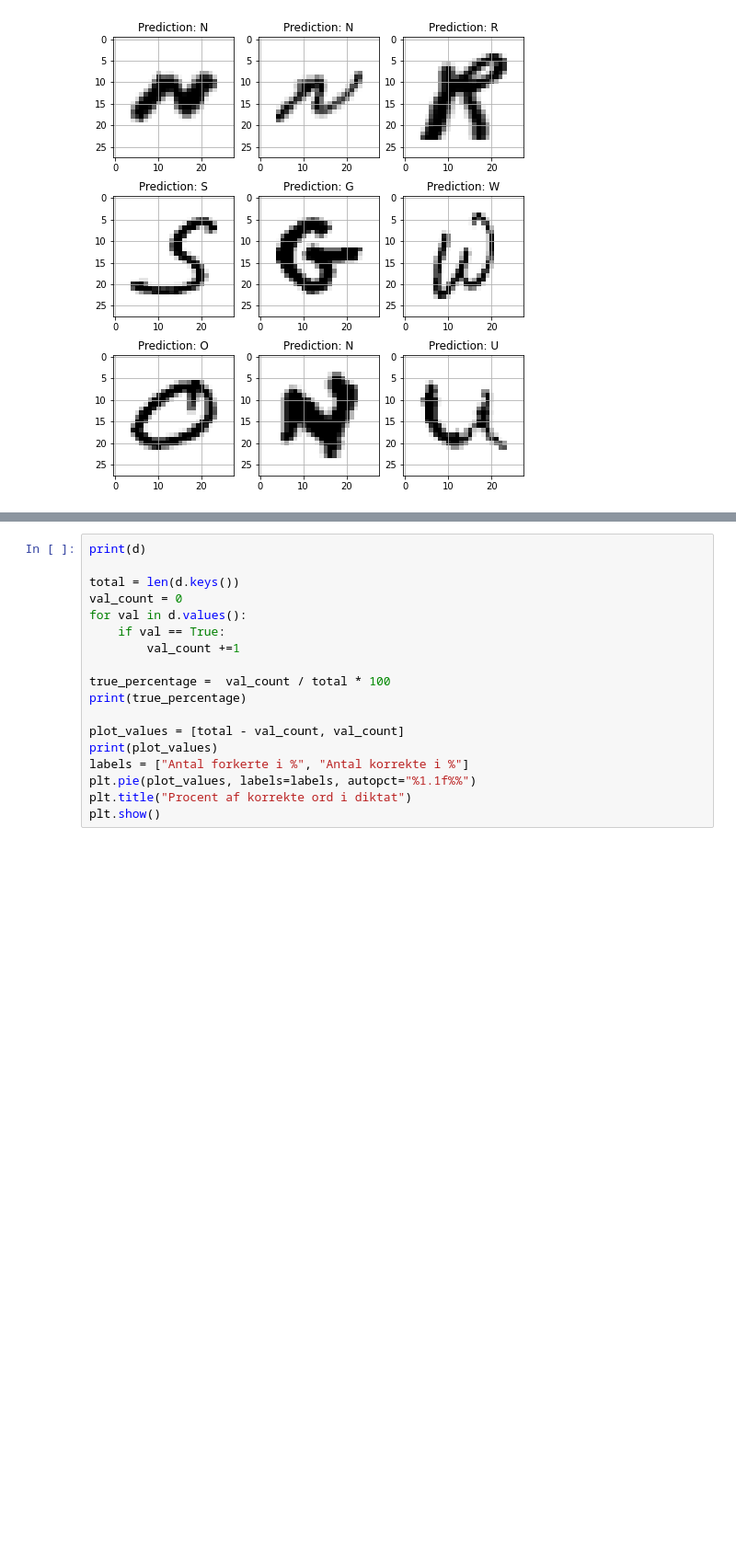
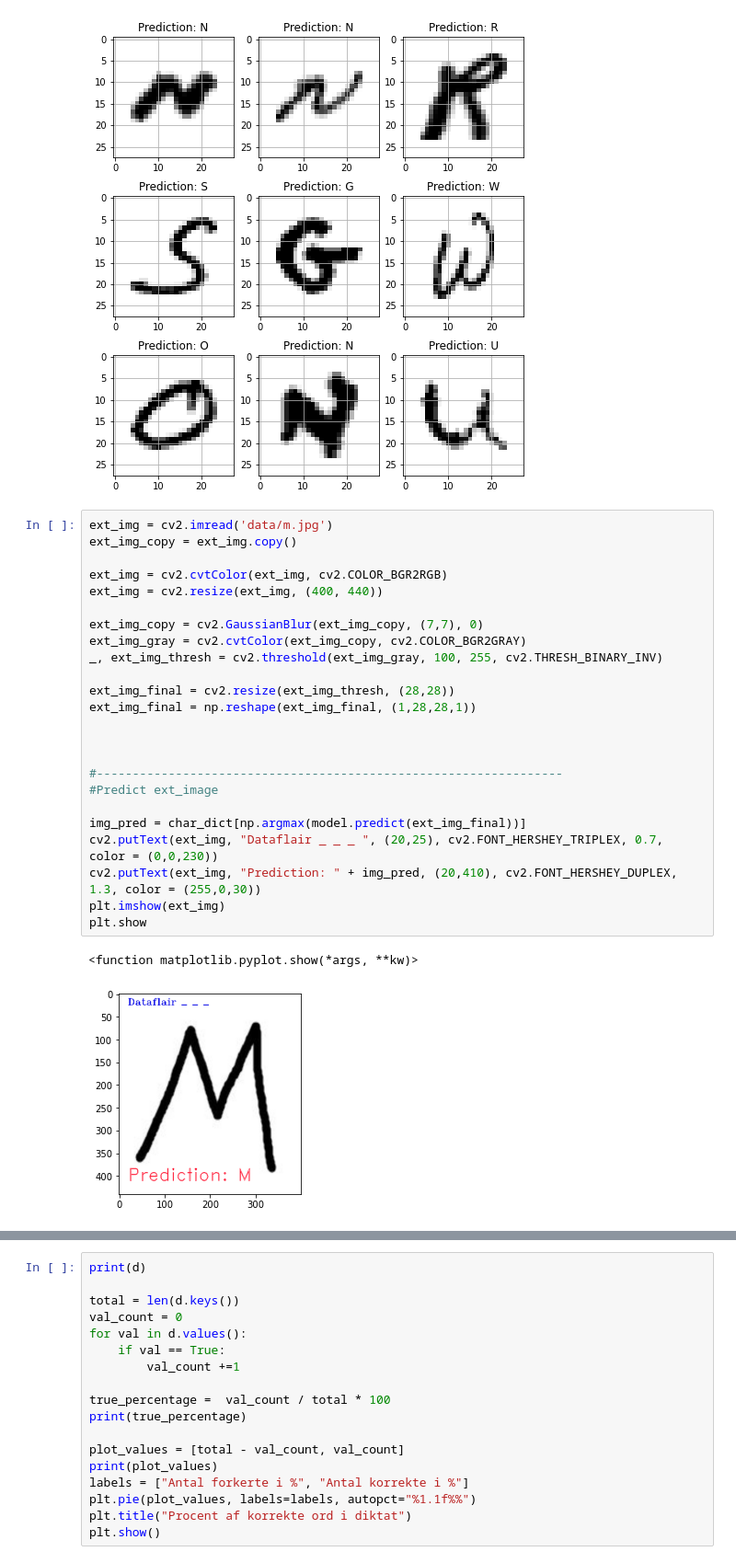
Before and after one commit to FrederikBA/python_exam, a Jupyter notebook: prepare_data.ipynb, the cells around one changed output, grey strips where cells are left out. Shown: that part at 92% size. Cells and saved outputs as stored; diff of their text form; blank space fills up the shorter version.

```diff
--- a/prepare_data.ipynb
+++ b/prepare_data.ipynb
@@ -160,6 +160,33 @@ for i,ax in enumerate(axes):
 (74490, 28, 28, 1)
 [0 0 0 0 0 0 0 0 0 0 0 0 0 0 0 0 0 1 0 0 0 0 0 0 0 0]
 [figure]
+# %%
+ext_img = cv2.imread('data/m.jpg')
+ext_img_copy = ext_img.copy()
+
+ext_img = cv2.cvtColor(ext_img, cv2.COLOR_BGR2RGB)
+ext_img = cv2.resize(ext_img, (400, 440))
+
+ext_img_copy = cv2.GaussianBlur(ext_img_copy, (7,7), 0)
+ext_img_gray = cv2.cvtColor(ext_img_copy, cv2.COLOR_BGR2GRAY)
+_, ext_img_thresh = cv2.threshold(ext_img_gray, 100, 255, cv2.THRESH_BINARY_INV)
+
+ext_img_final = cv2.resize(ext_img_thresh, (28,28))
+ext_img_final = np.reshape(ext_img_final, (1,28,28,1))
+
+
+
+#-----------------------------------------------------------------
+#Predict ext_image
+
+img_pred = char_dict[np.argmax(model.predict(ext_img_final))]
+cv2.putText(ext_img, "Dataflair _ _ _ ", (20,25), cv2.FONT_HERSHEY_TRIPLEX, 0.7, color = (0,0,230))
+cv2.putText(ext_img, "Prediction: " + img_pred, (20,410), cv2.FONT_HERSHEY_DUPLEX, 1.3, color = (255,0,30))
+plt.imshow(ext_img)
+plt.show
+# %% [output]
+<function matplotlib.pyplot.show(*args, **kw)>
+[figure, added]
 # %%
 
 words = os.listdir("words")
```
Also changed, not shown: parts of 1 cell of this notebook.
